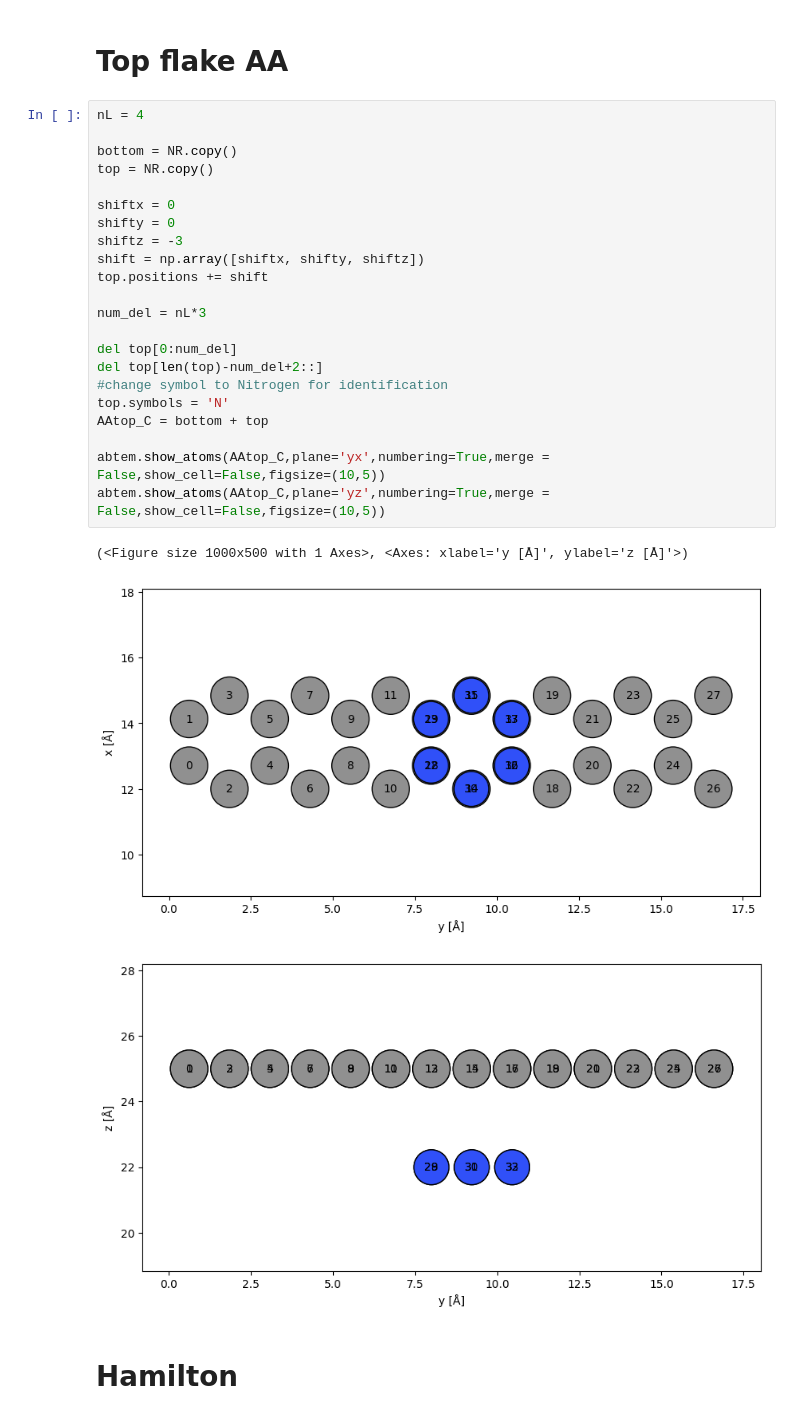
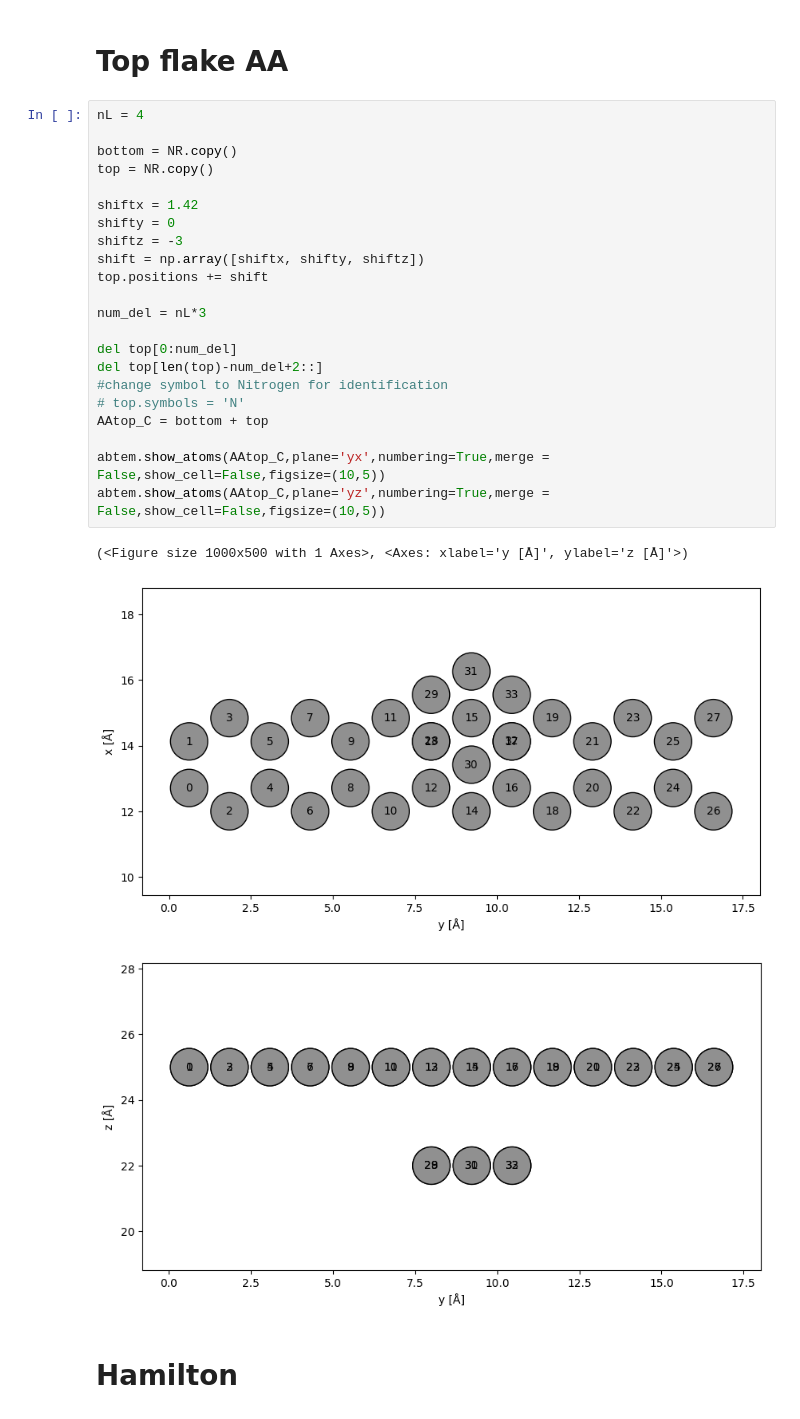
Before and after one commit to KayaGerds/Project, a Jupyter notebook: Main_oli.ipynb, the cells around one changed output. Drawn from its saved outputs; the diff is of its cells as text.

```diff
--- a/Main_oli.ipynb
+++ b/Main_oli.ipynb
@@ -86,29 +86,29 @@ plt.show()
 # %%
 nL = 4
 
 bottom = NR.copy()
 top = NR.copy()
 
-shiftx = 0
+shiftx = 1.42
 shifty = 0
 shiftz = -3
 shift = np.array([shiftx, shifty, shiftz])
 top.positions += shift
 
 num_del = nL*3
 
 del top[0:num_del]
 del top[len(top)-num_del+2::]
 #change symbol to Nitrogen for identification
-top.symbols = 'N'
+# top.symbols = 'N'
 AAtop_C = bottom + top
 
 abtem.show_atoms(AAtop_C,plane='yx',numbering=True,merge = False,show_cell=False,figsize=(10,5))
 abtem.show_atoms(AAtop_C,plane='yz',numbering=True,merge = False,show_cell=False,figsize=(10,5))
 # %% [output]
 (<Figure size 1000x500 with 1 Axes>, <Axes: xlabel='y [Å]', ylabel='z [Å]'>)
-[figure, old version]
+[figure, new version]
-[figure, old version]
+[figure, new version]
 # %% [markdown]
 # Hamilton
 # %%
```
Also changed, not shown: parts of 7 cells of this notebook, 7 other files.
